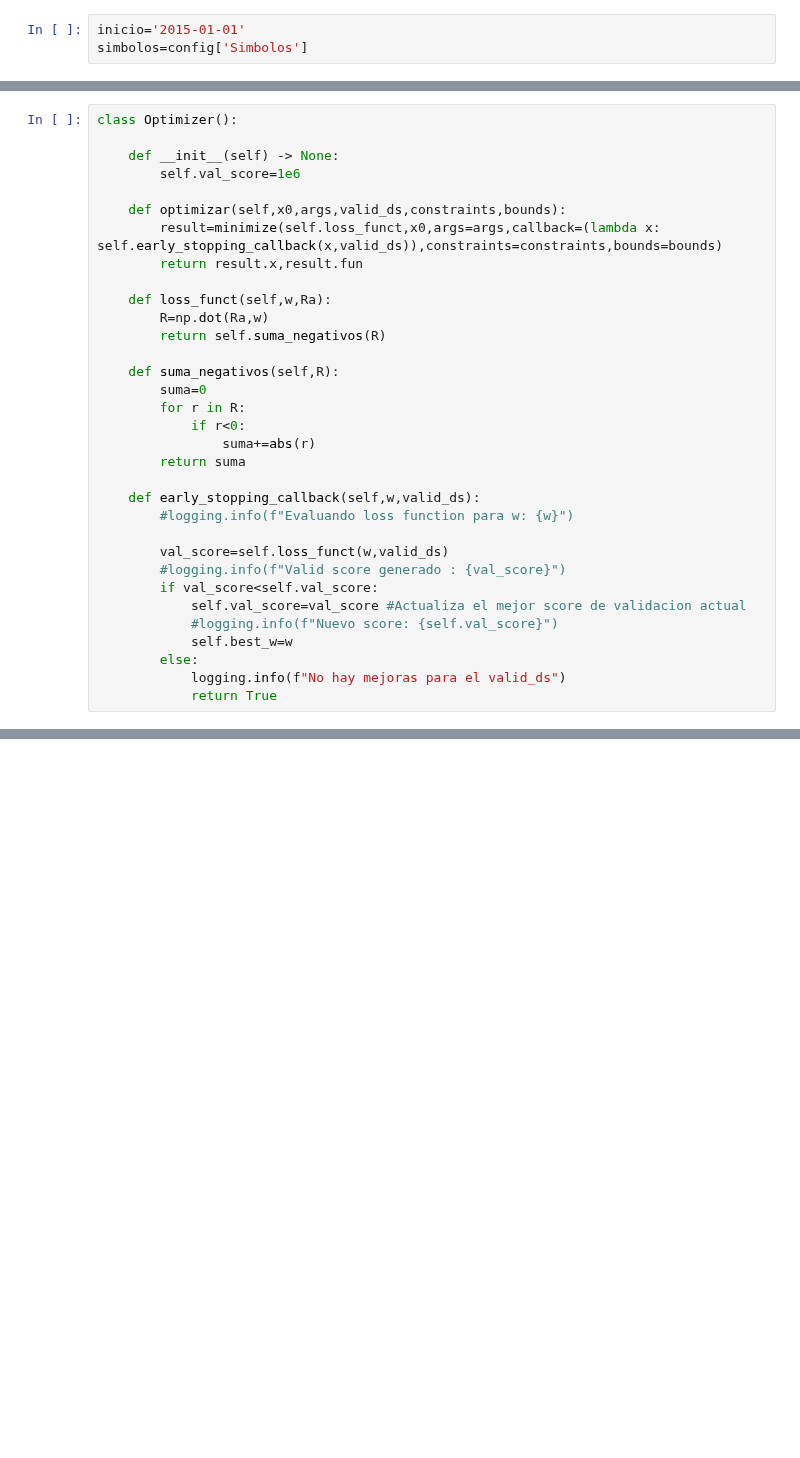
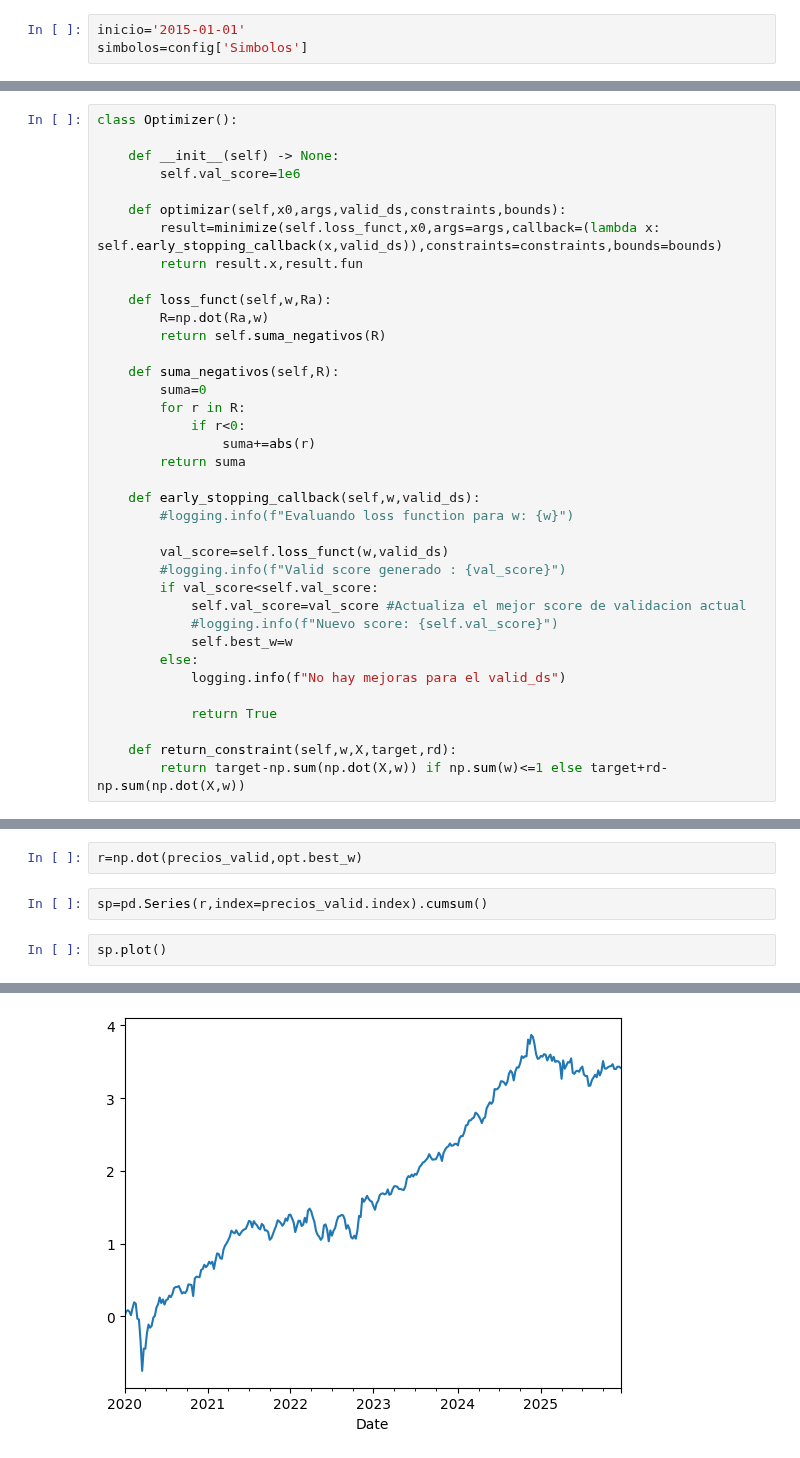
Before and after one commit to jcpalacioc/JHProgress, a Jupyter notebook: Sandbox_portopt.ipynb, the cells around one changed output, grey strips where cells are left out. Drawn from its saved outputs; the diff is of its cells as text; blank space fills up the shorter version.

```diff
--- a/Sandbox_portopt.ipynb
+++ b/Sandbox_portopt.ipynb
@@ -77,7 +78,11 @@ class Optimizer():
             self.best_w=w
         else:
             logging.info(f"No hay mejoras para el valid_ds")
+
             return True
+
+    def return_constraint(self,w,X,target,rd):
+        return target-np.sum(np.dot(X,w)) if np.sum(w)<=1 else target+rd-np.sum(np.dot(X,w))
 # %%
 precios_train=precios[:'2020-01-01']
 precios_valid=precios['2020-01-02':]
@@ -127,0 +148,7 @@ opt.loss_funct(opt.best_w,precios_valid)
+# %%
+r=np.dot(precios_valid,opt.best_w)
+# %%
+sp=pd.Series(r,index=precios_valid.index).cumsum()
+# %%
+sp.plot()
+# %% [output]
@@ -127,0 +156 @@ opt.loss_funct(opt.best_w,precios_valid)
+[figure, added]
```
Also changed, not shown: parts of 7 cells of this notebook, 3 other files.
